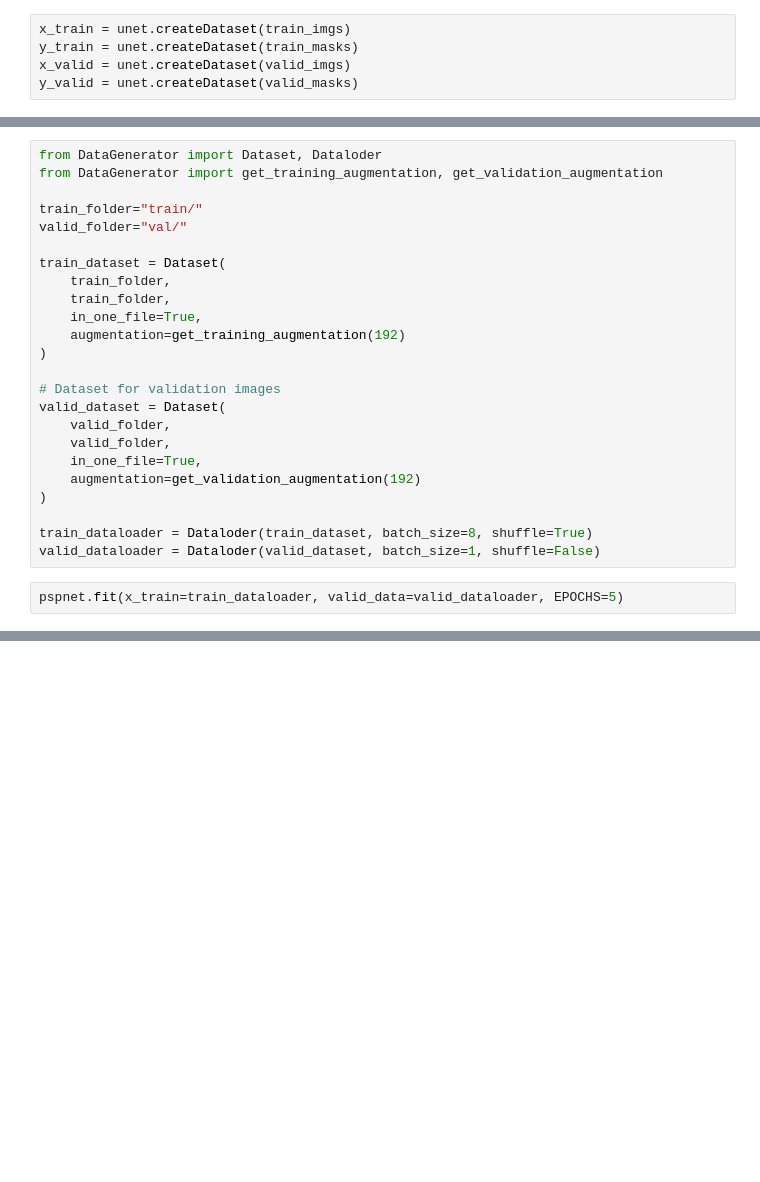
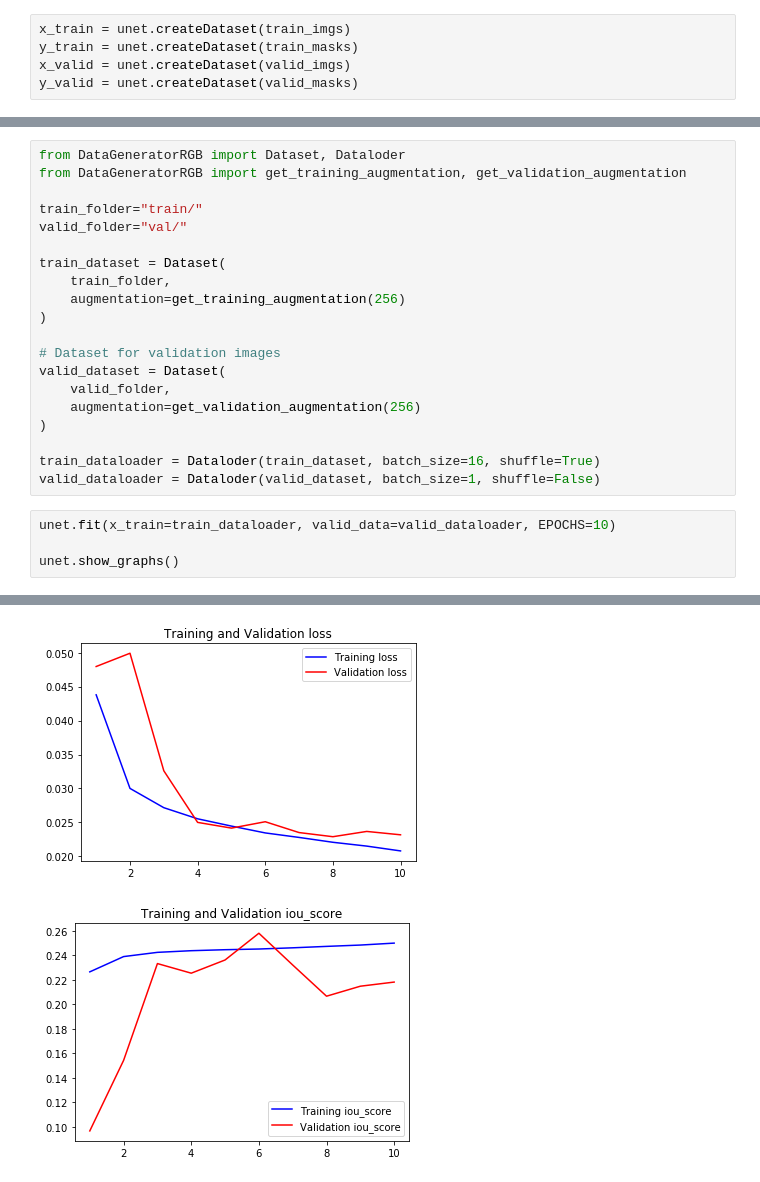
Before and after one commit to chey-to-mozg/Image-Segmentation, a Jupyter notebook: main_pipeline.ipynb, the cells around one changed output, grey strips where cells are left out. Cells and saved outputs as stored; diff of their text form; blank space fills up the shorter version.

```diff
--- a/main_pipeline.ipynb
+++ b/main_pipeline.ipynb
@@ -157,27 +193,25 @@ plt.imshow(y[1])
 # %%
-from DataGenerator import Dataset, Dataloder
-from DataGenerator import get_training_augmentation, get_validation_augmentation
+from DataGeneratorRGB import Dataset, Dataloder
+from DataGeneratorRGB import get_training_augmentation, get_validation_augmentation
 
 train_folder="train/"
 valid_folder="val/"
 
 train_dataset = Dataset(
     train_folder,
-    train_folder,
-    in_one_file=True,
-    augmentation=get_training_augmentation(192)
+    augmentation=get_training_augmentation(256)
 )
 
 # Dataset for validation images
 valid_dataset = Dataset(
     valid_folder,
-    valid_folder,
-    in_one_file=True,
-    augmentation=get_validation_augmentation(192)
+    augmentation=get_validation_augmentation(256)
 )
 
-train_dataloader = Dataloder(train_dataset, batch_size=8, shuffle=True)
+train_dataloader = Dataloder(train_dataset, batch_size=16, shuffle=True)
 valid_dataloader = Dataloder(valid_dataset, batch_size=1, shuffle=False)
 # %%
-pspnet.fit(x_train=train_dataloader, valid_data=valid_dataloader, EPOCHS=5)
+unet.fit(x_train=train_dataloader, valid_data=valid_dataloader, EPOCHS=10)
+
+unet.show_graphs()
 # %% [output]
@@ -189,0 +238,2 @@ Epoch 5/5
+[figure, added]
+[figure, added]
```
Also changed, not shown: parts of 16 cells of this notebook, 4 other files.
